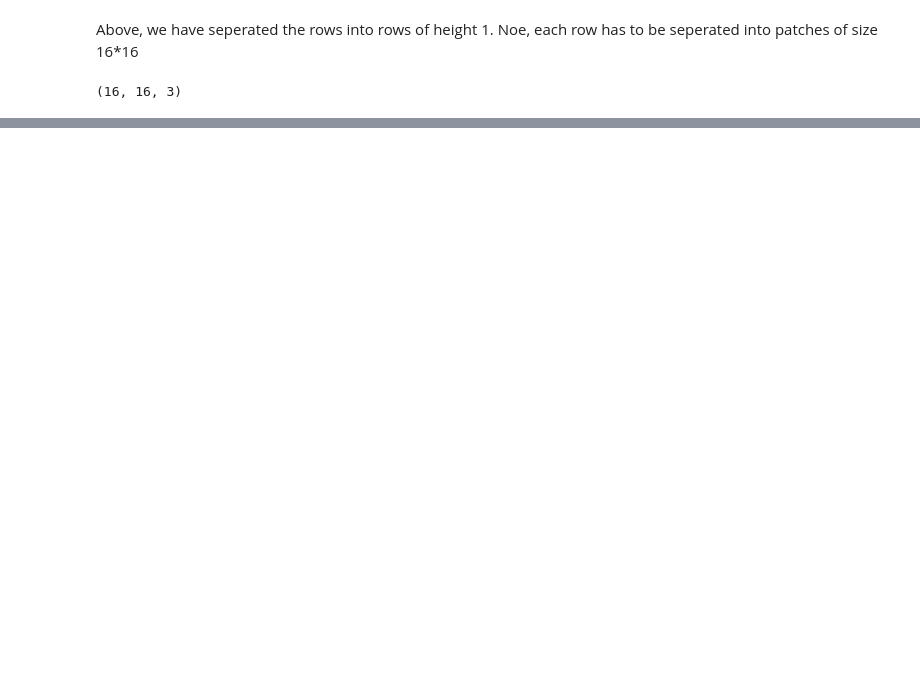
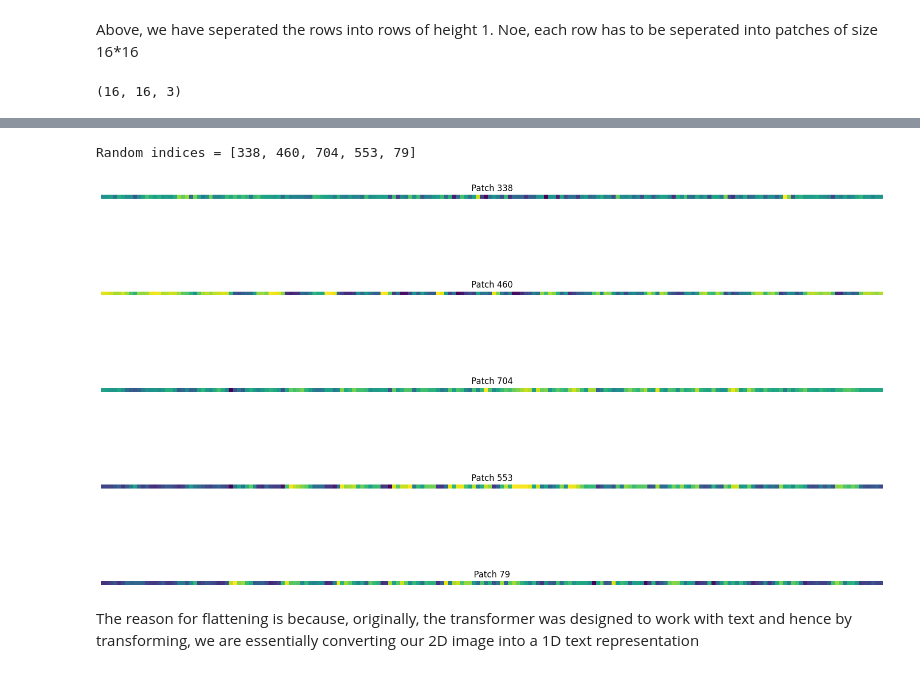
Before and after one commit to Warren-SJ/Experiment-Tracking-ML, a Jupyter notebook: ViT.ipynb, the cells around one changed output, grey strips where cells are left out. Drawn from its saved outputs; the diff is of its cells as text; code cells hidden in the pictures; blank space fills up the shorter version.

```diff
--- a/ViT.ipynb
+++ b/ViT.ipynb
@@ -232,0 +271,6 @@ plt.show()
+# %%
+flattenLayer = nn.Flatten(start_dim = 2,
+                          end_dim = 3)
+# Only the 14x14 patches are flattened
+# %%
+flattened_patches = flattenLayer(image_after_convolution)
@@ -232,0 +282,19 @@ plt.show()
+# %%
+random_indices = sample(population=range(768),
+                        k = 5)
+print(f"Random indices = {random_indices}")
+fig, axes = plt.subplots(nrows = 5,
+                         ncols = 1,
+                         figsize = (20, 12))
+squeezed_image = flattened_patches.squeeze(dim = 0)
+for i, index in enumerate(random_indices):
+    patch_plot = squeezed_image[index].unsqueeze(0)
+    axes[i].imshow(patch_plot.detach().numpy())
+    axes[i].axis(False)
+    axes[i].set_title(f"Patch {index}")
+plt.show()
+# %% [output]
+Random indices = [338, 460, 704, 553, 79]
+[figure, added]
+# %% [markdown]
+The reason for flattening is because, originally, the transformer was designed to work with text and hence by transforming, we are essentially converting our 2D image into a 1D text representation
```
Also changed, not shown: parts of 9 cells of this notebook.
